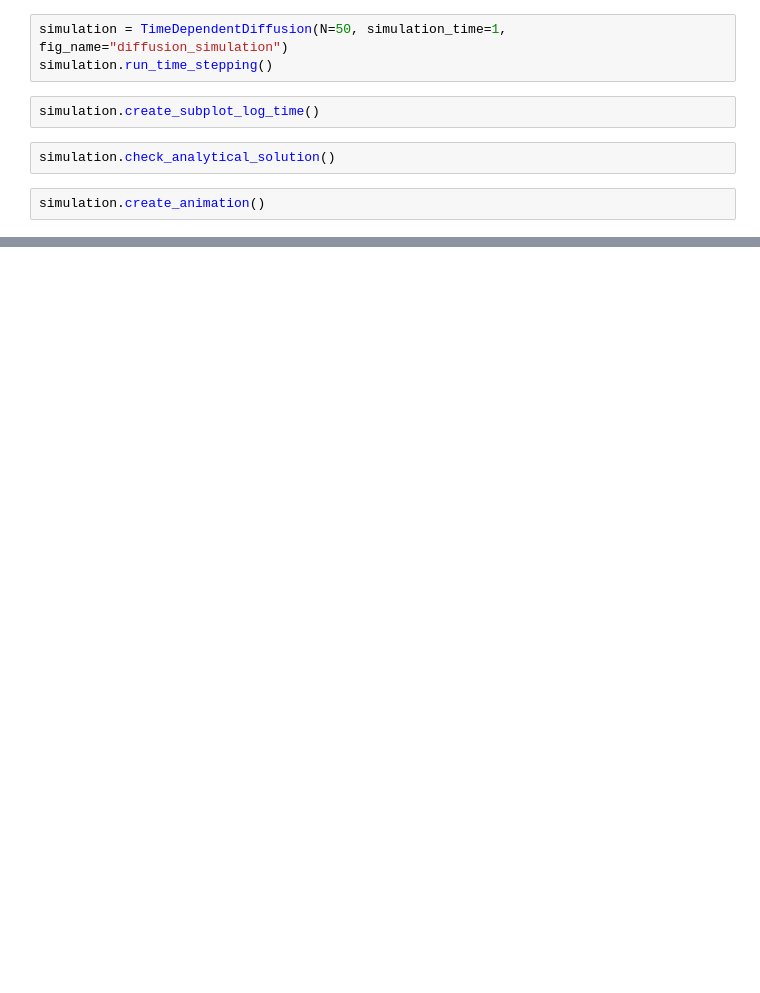
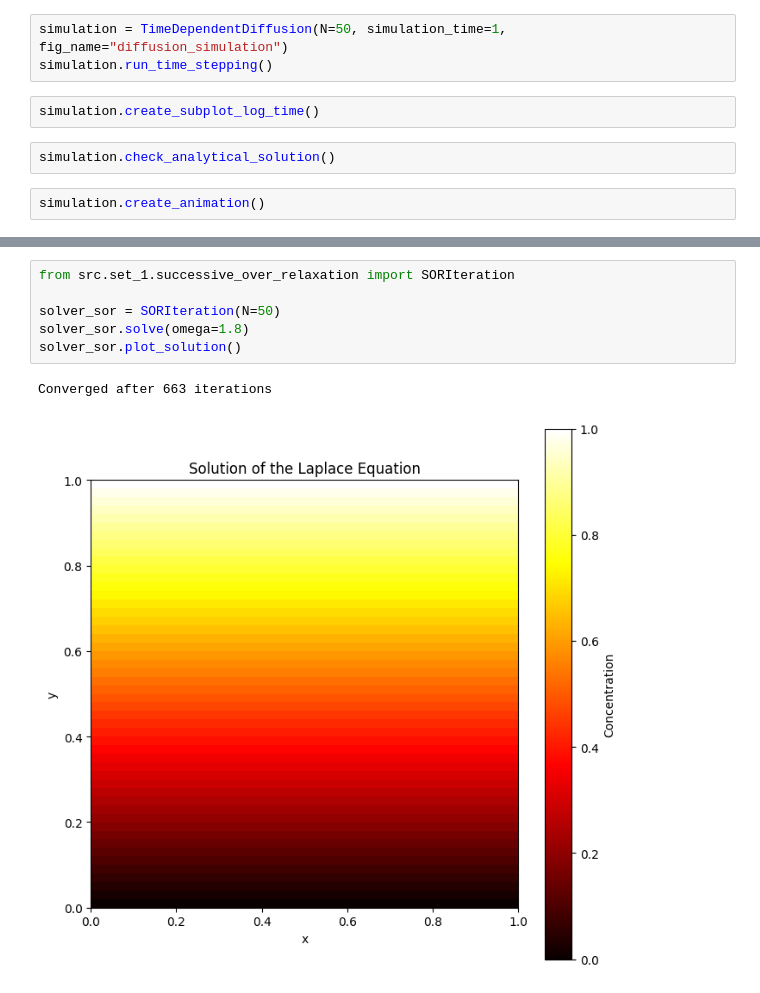
Before and after one commit to shaniasinha/scientific-computing-group-1, a Jupyter notebook: set1.ipynb, the cells around one changed output, grey strips where cells are left out. Cells and saved outputs as stored; diff of their text form; blank space fills up the shorter version.

```diff
--- a/set1.ipynb
+++ b/set1.ipynb
@@ -118,0 +120,9 @@ solver.plot_solution()
+# %%
+from src.set_1.successive_over_relaxation import SORIteration
+
+solver_sor = SORIteration(N=50)
+solver_sor.solve(omega=1.8)
+solver_sor.plot_solution()
+# %% [output]
+Converged after 663 iterations
+[figure, added]
```
Also changed, not shown: parts of 8 cells of this notebook, 10 other files.
